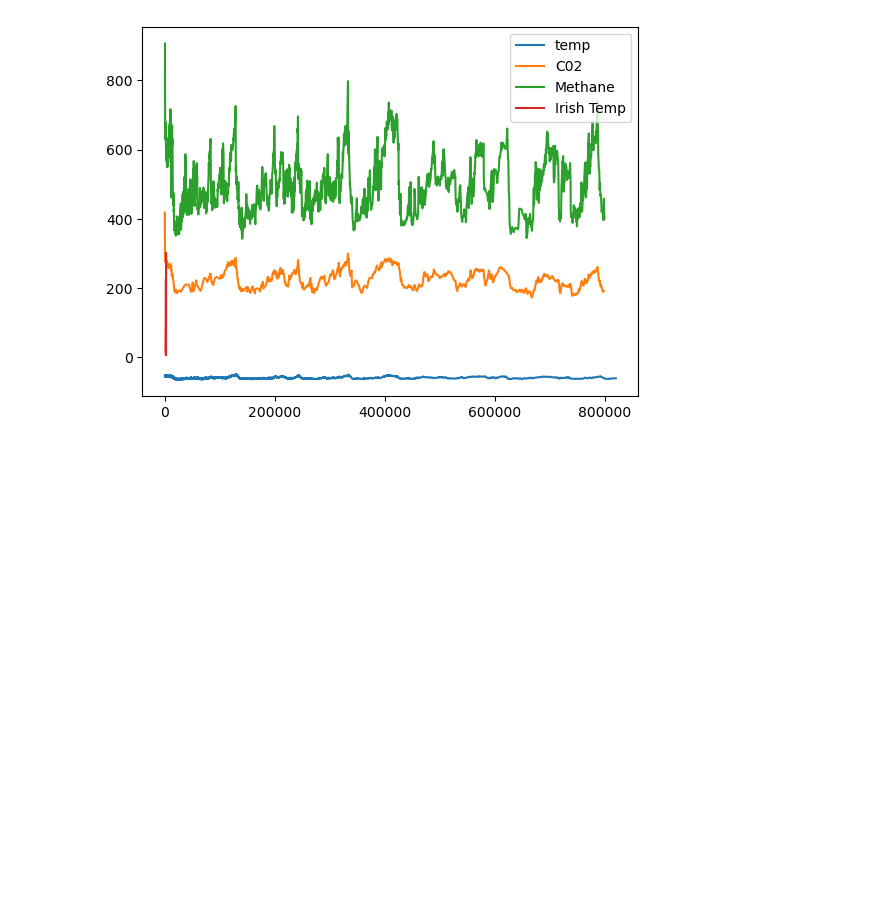
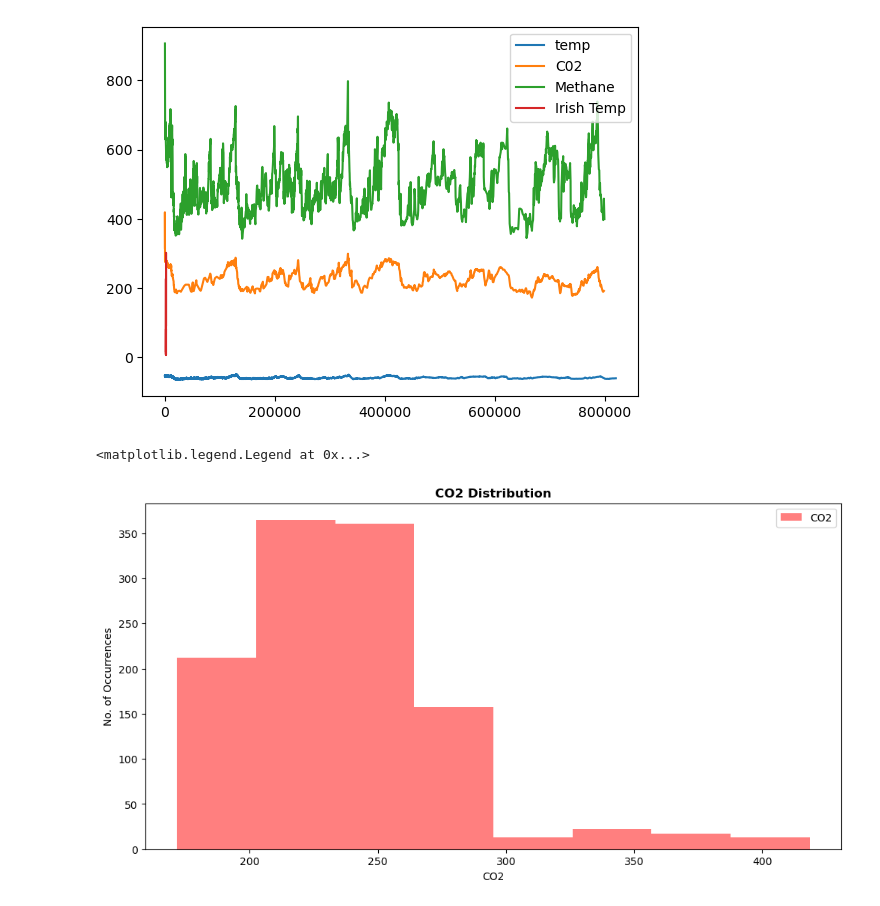
Before and after one commit to keithmmc/pda2, a Jupyter notebook: project2.ipynb, the cells around one changed output. Cells and saved outputs as stored; diff of their text form; code cells hidden in the pictures; blank space fills up the shorter version.

```diff
--- a/project2.ipynb
+++ b/project2.ipynb
@@ -432,3 +445,14 @@ plt.legend()
 plt.show()
 # %% [output]
 [figure]
+# %%
+fig, ax = plt.subplots(figsize = (12,6))
+
+ax.set_title("CO2 Distribution", fontweight='bold')
+ax.set(xlabel='CO2')
+ax.set(ylabel="No. of Occurrences")
+ax.hist(dataset1['CO2 (ppmv)'], bins=8, alpha=0.5, label="CO2", color='red')
+ax.legend(loc='upper right')
+# %% [output]
+<matplotlib.legend.Legend at 0x...>
+[figure, added]
```
Also changed, not shown: parts of 15 cells of this notebook.
